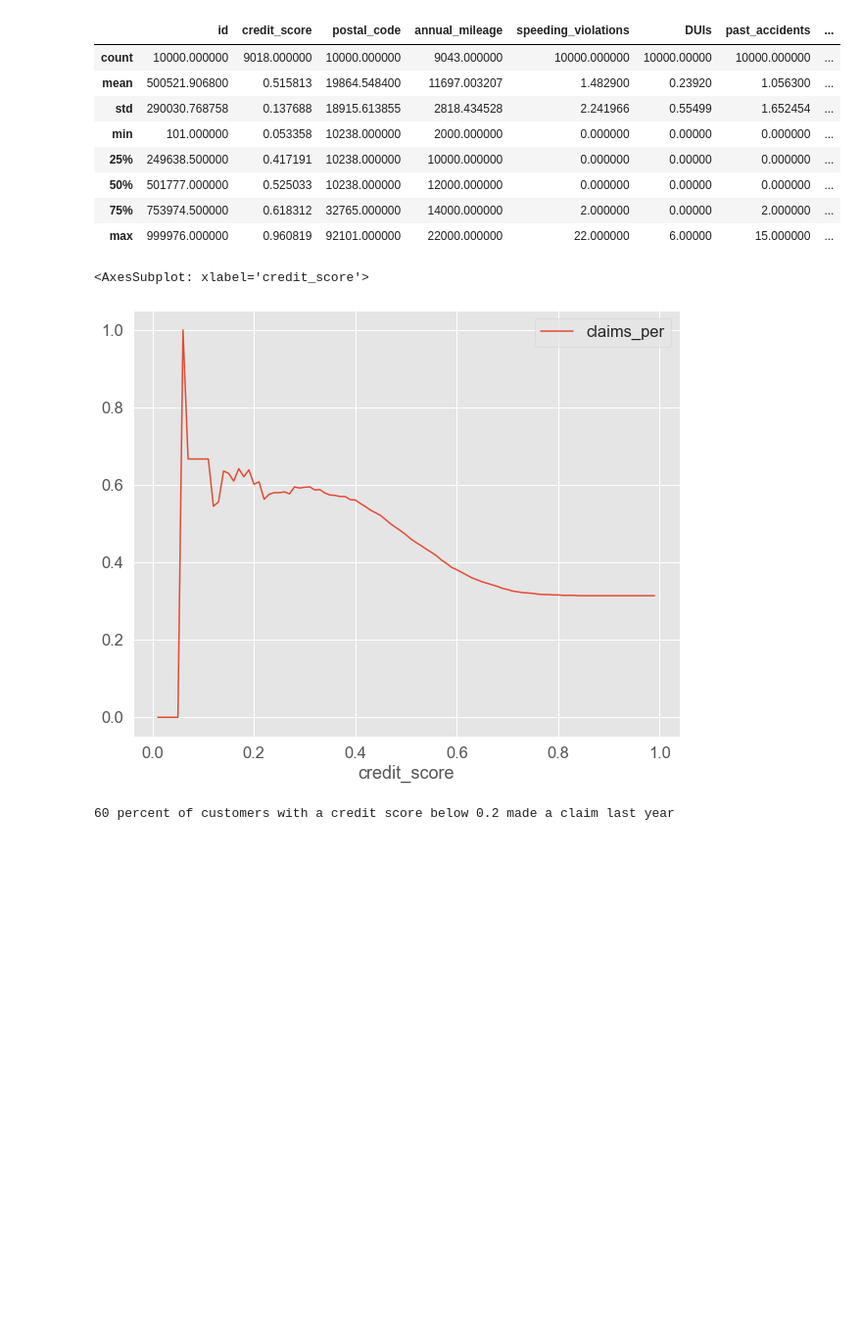
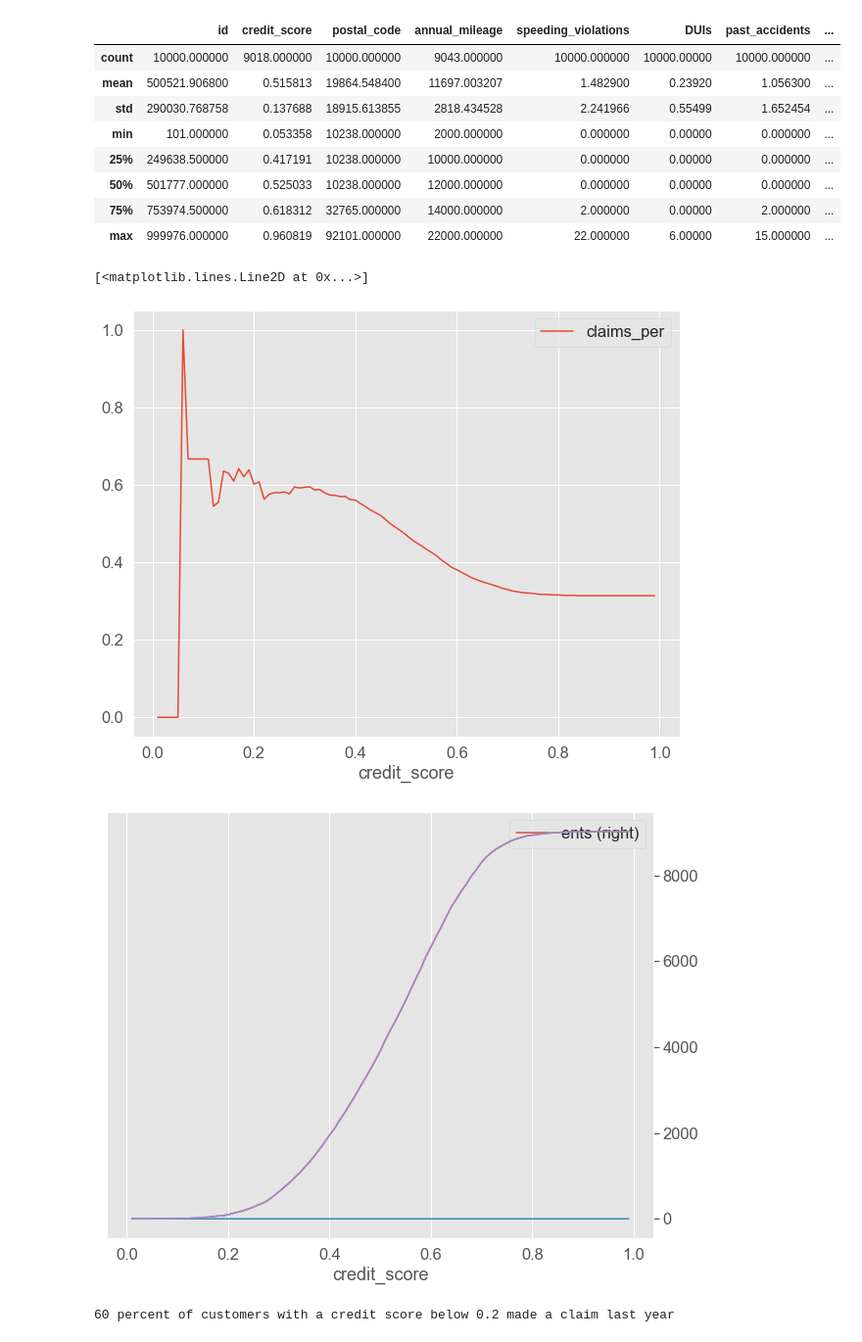
Before and after one commit to pzolnierczyk/insurance-classification, a Jupyter notebook: insurance_claims.ipynb, the cells around one changed output. Shown at 98% size. Drawn from its saved outputs; the diff is of its cells as text; code cells hidden in the pictures; blank space fills up the shorter version.

Commit message:
credit scores chart finalized

```diff
--- a/insurance_claims.ipynb
+++ b/insurance_claims.ipynb
@@ -56,20 +56,29 @@ org_data.describe()
 | 75% | 753974.500000 | 0.618312 | 32765.000000 | 14000.000000 | 2.000000 | 0.00000 | 2.000000 | ... |
 | max | 999976.000000 | 0.960819 | 92101.000000 | 22000.000000 | 22.000000 | 6.00000 | 15.000000 | ... |
 # %%
+ents = []
 perc_claim_per_cr_score = []
 cr_scores_list = [x/100 for x in range (1,100)]
 for cr_sc in cr_scores_list:
     sc = org_data[org_data.credit_score<cr_sc]
+    ents.append(sc.count().max())
     try:
         sc_score = sc['outcome'].value_counts(normalize=True).to_frame().T[True][0]
         perc_claim_per_cr_score.append(round(sc_score, 3))
     except:
         perc_claim_per_cr_score.append(0)
-# %%
-pd.DataFrame([cr_scores_list,perc_claim_per_cr_score], ['credit_score', 'claims_per']).T.plot(x='credit_score', y='claims_per')
-# %% [output]
-<AxesSubplot: xlabel='credit_score'>
-[figure, removed]
+# %%
+# cr_claims =
+ax=pd.DataFrame([cr_scores_list,perc_claim_per_cr_score], ['credit_score', 'claims_per']).T.plot(x='credit_score', y='claims_per')
+# cr_num =
+ax2=pd.DataFrame([cr_scores_list,ents], ['credit_score', 'ents']).T.plot(x='credit_score', y='ents', secondary_y=True)
+
+plt.plot('credit_score', 'claims_per', data = cr_claims)
+plt.plot('credit_score', 'ents', data = cr_num)
+# %% [output]
+[<matplotlib.lines.Line2D at 0x...>]
+[figure, added]
+[figure, added]
 # %%
 # 1. What proportion of customers with a credit score below 0.2 made a claim in the last year?
 small_credit = org_data[org_data.credit_score<0.2]
```
